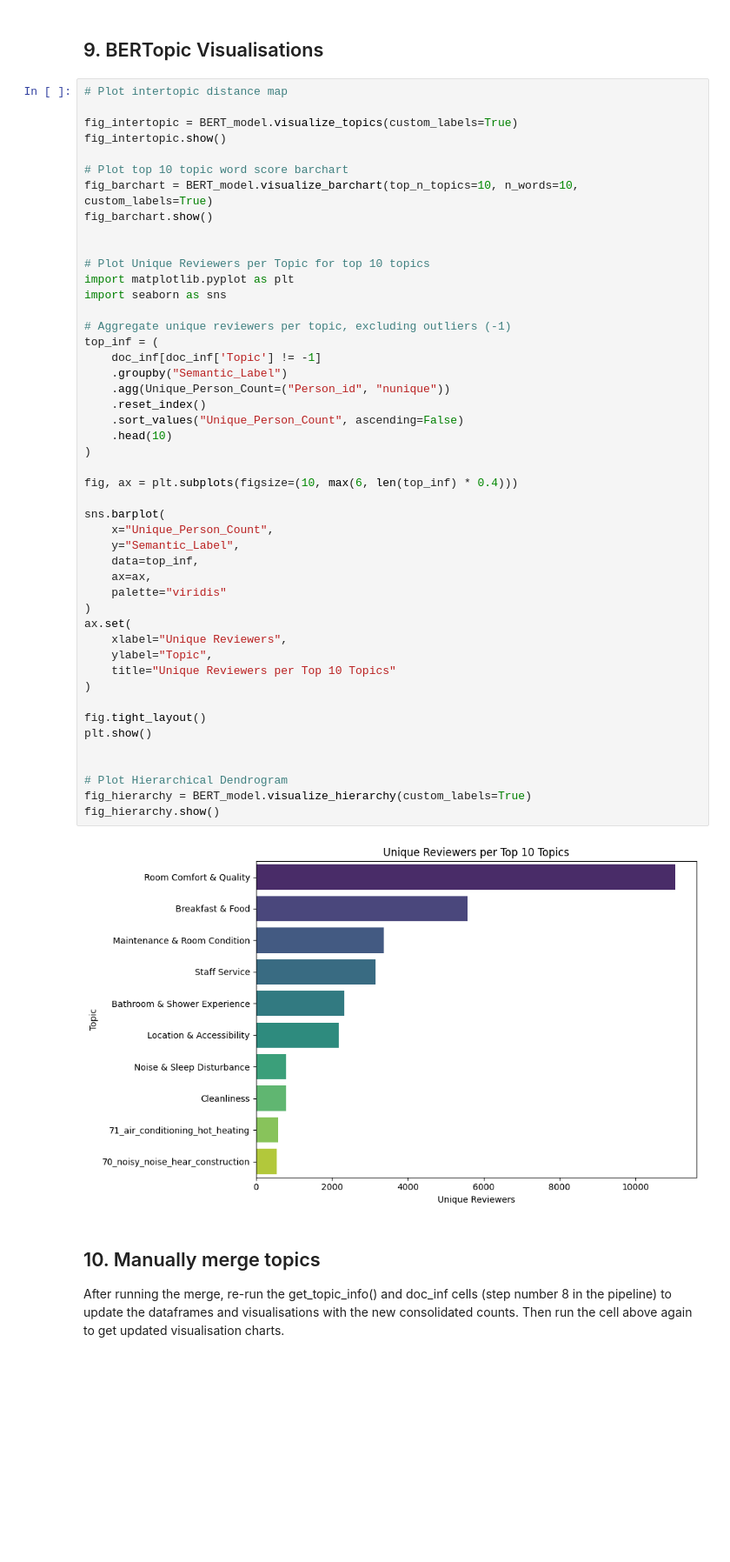
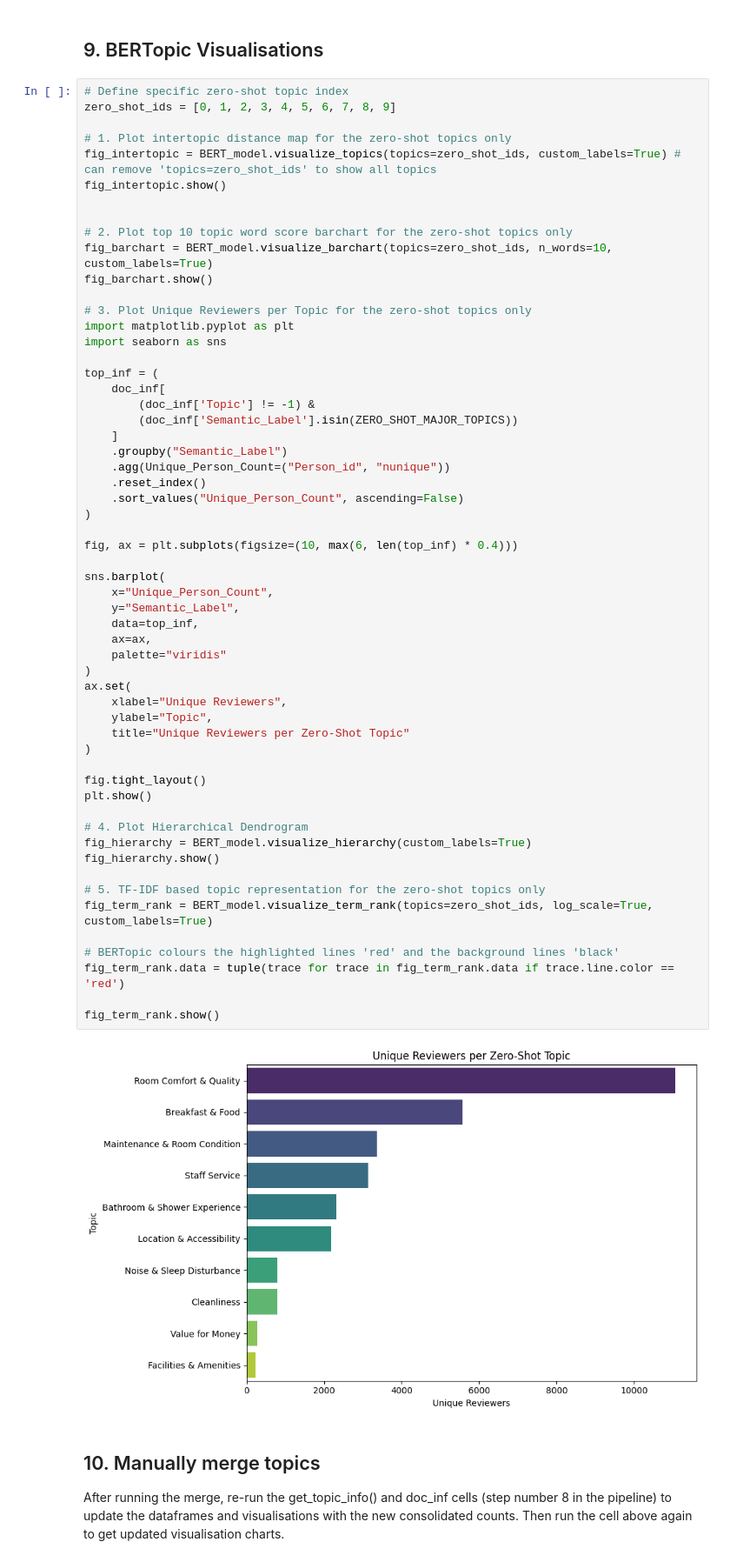
Before and after one commit to ollieshov-lab/MDM2-ReviewsProj, a Jupyter notebook: code/Main_Full_Pipeline.ipynb, the cells around one changed output. Shown at 87% size. Drawn from its saved outputs; the diff is of its cells as text; blank space fills up the shorter version.

Commit message:
Added TF-IDF graph to section 9 to see importance of words in each topic

```diff
--- a/code/Main_Full_Pipeline.ipynb
+++ b/code/Main_Full_Pipeline.ipynb
@@ -431,54 +431,64 @@ Name: count, Length: 155, dtype: int64
 # %% [markdown]
 ## 9. BERTopic Visualisations
 # %%
-# Plot intertopic distance map
+# Define specific zero-shot topic index
+zero_shot_ids = [0, 1, 2, 3, 4, 5, 6, 7, 8, 9]
 
-fig_intertopic = BERT_model.visualize_topics(custom_labels=True)
+# 1. Plot intertopic distance map for the zero-shot topics only
+fig_intertopic = BERT_model.visualize_topics(topics=zero_shot_ids, custom_labels=True) # can remove 'topics=zero_shot_ids' to show all topics
 fig_intertopic.show()
 
-# Plot top 10 topic word score barchart
-fig_barchart = BERT_model.visualize_barchart(top_n_topics=10, n_words=10, custom_labels=True)
+
+# 2. Plot top 10 topic word score barchart for the zero-shot topics only
+fig_barchart = BERT_model.visualize_barchart(topics=zero_shot_ids, n_words=10, custom_labels=True)
 fig_barchart.show()
 
-
-# Plot Unique Reviewers per Topic for top 10 topics
+# 3. Plot Unique Reviewers per Topic for the zero-shot topics only
 import matplotlib.pyplot as plt
 import seaborn as sns
 
-# Aggregate unique reviewers per topic, excluding outliers (-1)
 top_inf = (
-    doc_inf[doc_inf['Topic'] != -1]
+    doc_inf[
+        (doc_inf['Topic'] != -1) &
+        (doc_inf['Semantic_Label'].isin(ZERO_SHOT_MAJOR_TOPICS))
+    ]
     .groupby("Semantic_Label")
     .agg(Unique_Person_Count=("Person_id", "nunique"))
     .reset_index()
     .sort_values("Unique_Person_Count", ascending=False)
-    .head(10)
 )
 
 fig, ax = plt.subplots(figsize=(10, max(6, len(top_inf) * 0.4)))
 
 sns.barplot(
     x="Unique_Person_Count",
     y="Semantic_Label",
     data=top_inf,
     ax=ax,
     palette="viridis"
 )
 ax.set(
     xlabel="Unique Reviewers",
     ylabel="Topic",
-    title="Unique Reviewers per Top 10 Topics"
+    title="Unique Reviewers per Zero-Shot Topic"
 )
 
 fig.tight_layout()
 plt.show()
 
-
-# Plot Hierarchical Dendrogram
+# 4. Plot Hierarchical Dendrogram
 fig_hierarchy = BERT_model.visualize_hierarchy(custom_labels=True)
 fig_hierarchy.show()
+
+# 5. TF-IDF based topic representation for the zero-shot topics only
+fig_term_rank = BERT_model.visualize_term_rank(topics=zero_shot_ids, log_scale=True, custom_labels=True)
+
+# BERTopic colours the highlighted lines 'red' and the background lines 'black'
+fig_term_rank.data = tuple(trace for trace in fig_term_rank.data if trace.line.color == 'red')
+
+fig_term_rank.show()
 # %% [output]
-[figure, old version]
+[figure, new version]
 # %% [markdown]
 ## 10. Manually merge topics
 After running the merge, re-run the get_topic_info() and doc_inf cells (step number 8 in the pipeline) to update the dataframes and visualisations with the new consolidated counts. Then run the cell above again to get updated visualisation charts.
```
Also changed, not shown: parts of 2 cells of this notebook.
